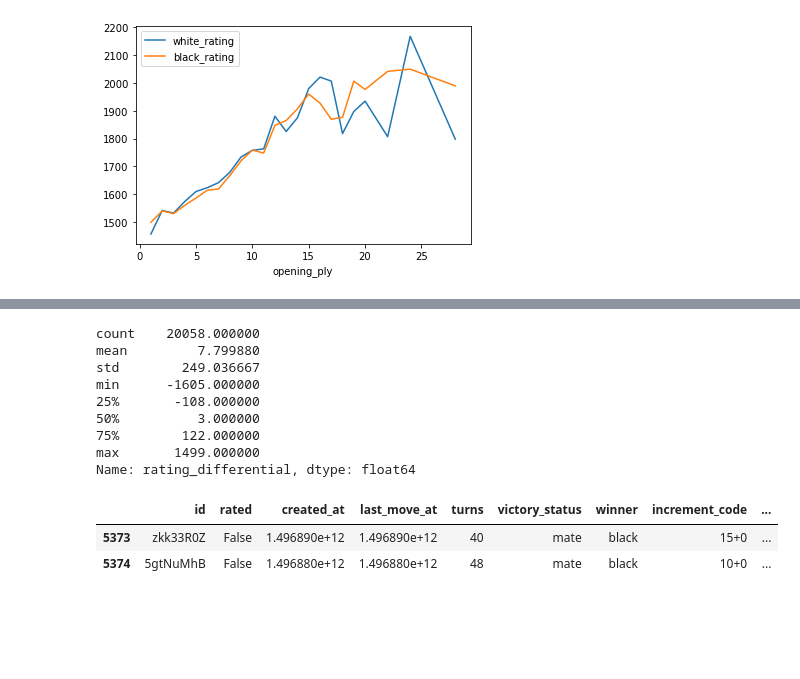
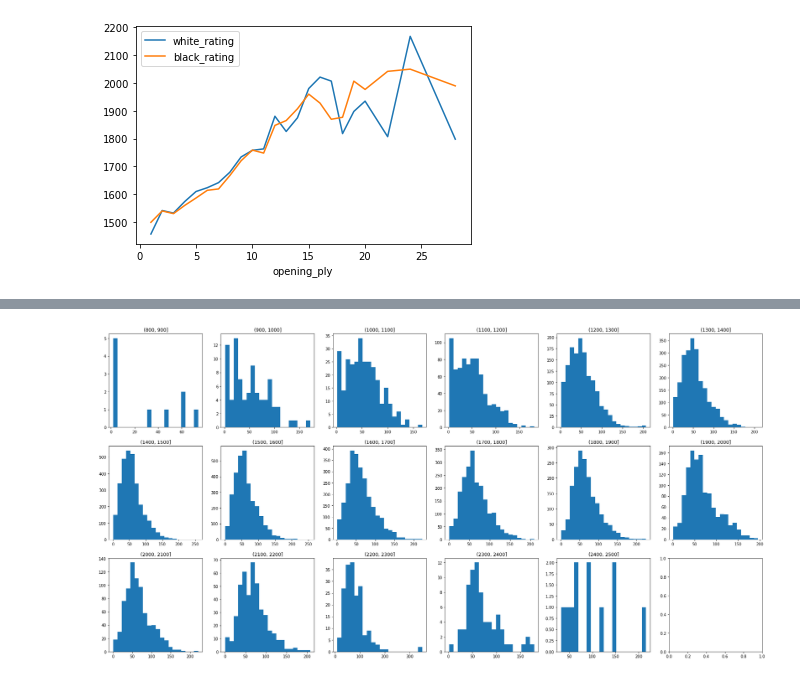
Before and after one commit to juleshansen/chess_prediction, a Jupyter notebook: chess.ipynb, the cells around one changed output, grey strips where cells are left out. Saved outputs shown, nothing was run; the diff lists cells and outputs as text; code cells hidden in the pictures; blank space fills up the shorter version.

```diff
--- a/chess.ipynb
+++ b/chess.ipynb
@@ -186,12 +180,17 @@ ratings['diff'] = ratings['white_rating']-ratings['black_rating']
 # ratings['upset'].hist()
 
 ratings['expected_winner'] = np.where(ratings['white_rating'] >= ratings['black_rating'],'white','black')
-
+games['expected_winner'] = np.where(games['white_rating'] >= games['black_rating'],'white','black')
 ratings['upset'] = np.where(ratings['winner']==ratings['expected_winner'],'expected','upset')
+games['upset'] = np.where(games['winner']==games['expected_winner'],'expected','upset')
 
 for i in ratings.index:
     if ratings['winner'].iloc[i] == 'draw':
         ratings['upset'].iloc[i] = 'draw'
+
+for i in games.index:
+    if games['winner'].iloc[i] == 'draw':
+        games['upset'].iloc[i] = 'draw'
 # %% [output]
 A value is trying to be set on a copy of a slice from a DataFrame.
 Try using .loc[row_indexer,col_indexer] = value instead
@@ -342,6 +326,8 @@ for i in range(5):
 # %%
+# Switch axes possibly possibly explain trend
 fig, ax = plt.subplots(1,5,figsize=(20,5))
 for i in range(5):
     plot_ply(ply[i], ax[i])
     ax[i].set_title(groups[i])
+    ax[i].legend()
 # %% [output]
@@ -395,18 +355,12 @@ elo_dfs[0]
-# %%
-games['rating_different'].describe()
-# %% [output]
-count    20058.000000
-mean         7.799880
-std        249.036667
-min      -1605.000000
-25%       -108.000000
-50%          3.000000
-75%        122.000000
-max       1499.000000
-Name: rating_differential, dtype: float64
+# %%
+# compare length of games and opening ply across elo ranges
+fig, ax = plt.subplots(3,6, figsize = (30,15))
+ax = ax.flatten()
+for i in range(len(elo_dfs)):
+    elo_range = elo_dfs[i]
+    ax[i].hist(elo_range['turns'],bins=20)
+    ax[i].set_title(elo_keys[i])
+# %% [output]
+[figure, added]
 # %%
-games[games['rating_differential'] == -1605]
+games['rating_diff_abs'] = games['rating_differential'].apply(lambda x: abs(x))
-# %% [output]
-|  | id | rated | created_at | last_move_at | turns | victory_status | winner | increment_code | ... |
-| 5373 | zkk33R0Z | False | 1.496890e+12 | 1.496890e+12 | 40 | mate | black | 15+0 | ... |
-| 5374 | 5gtNuMhB | False | 1.496880e+12 | 1.496880e+12 | 48 | mate | black | 10+0 | ... |
```
Also changed, not shown: parts of 15 cells of this notebook.
